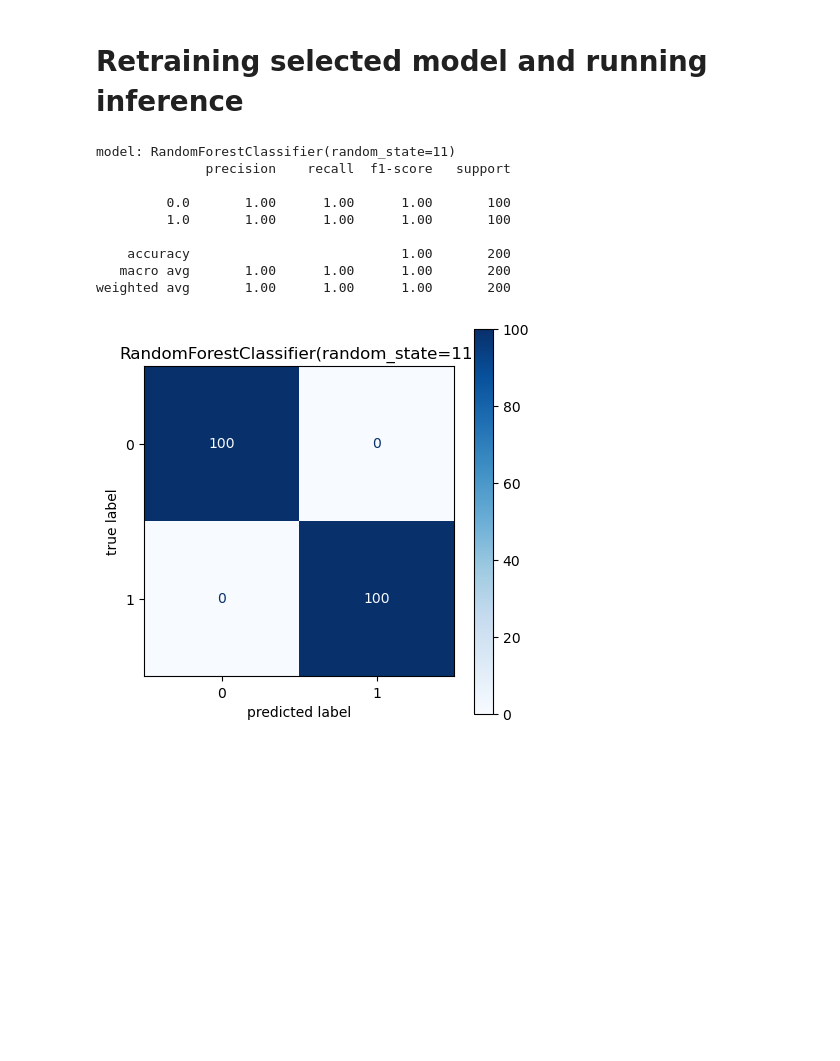
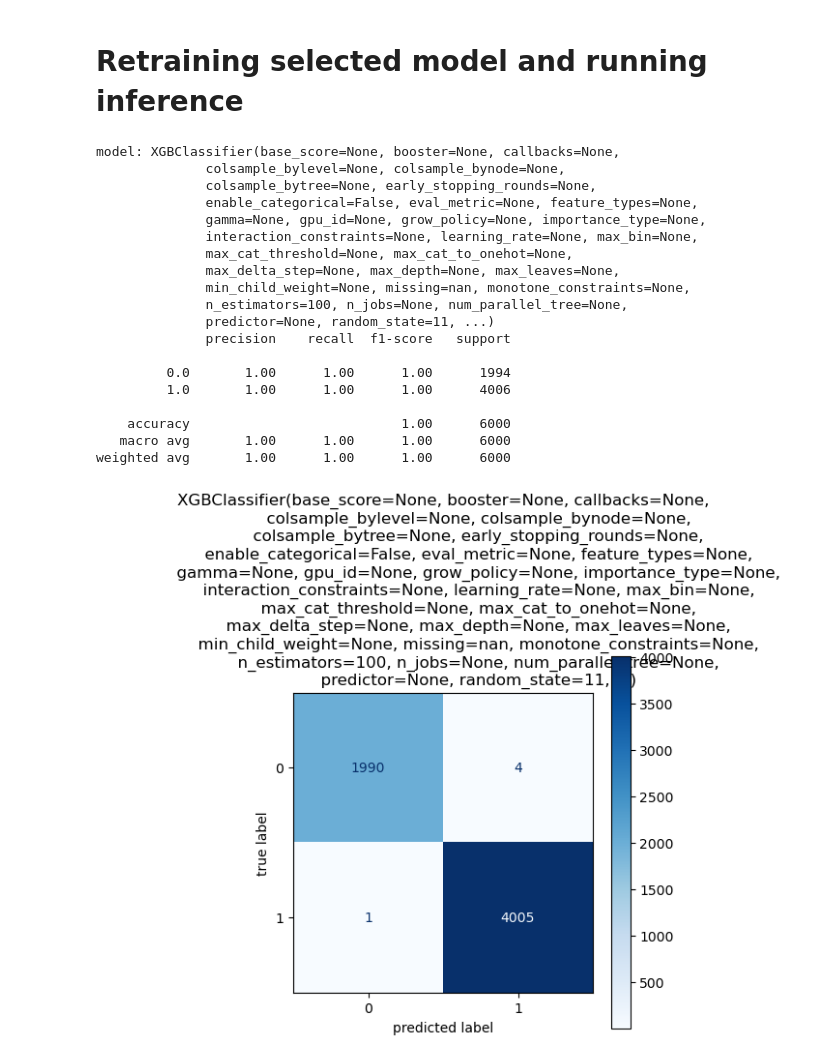
Before and after one commit to nayefahmad/ml-notes, a Jupyter notebook: 2023-08-03-pattern-classifier.ipynb, the cells around one changed output. Cells and saved outputs as stored; diff of their text form; code cells hidden in the pictures; blank space fills up the shorter version.

Commit message:
Kaggle Notebook | 2023-08-03_pattern-classifier | Version 3

```diff
--- a/2023-08-03-pattern-classifier.ipynb
+++ b/2023-08-03-pattern-classifier.ipynb
@@ -27,0 +39,14 @@ np.random.seed(2023)
+# %%
+# Number of samples per class
+n_samples_per_class = 10000
+
+# Number of features
+n_features = 100
+
+# Scale parameter (constant for both classes)
+scale_parameter = 2
+
+# Shape parameters for the two classes
+# Values tried: 0.8, 1.0,
+shape_parameter_infant = 0.8
+shape_parameter_wearout = 2.0
@@ -63,3 +74,15 @@ df_data['class_desc'] = df_data['class'].map({0: 'infant mortality', 1: 'wearout
+# %%
+# np.random.seed(25)  # todo: delete
+
+# Shuffle the data
+shuffle_idx = np.random.permutation(features.shape[0])
+features = features[shuffle_idx]
+labels = labels[shuffle_idx]
+
+# Convert to a DataFrame for display
+df_data = pd.DataFrame(features)
+df_data['class'] = labels
+df_data['class_desc'] = df_data['class'].map({0: 'infant mortality', 1: 'wearout'})
 # %%
 df_data.shape
 # %% [output]
@@ -82,7 +105,7 @@ df_data.head()
 # Select specific rows for visualization (e.g., the 10th sample)
 nrow = 10
 ncol = 5
-fix, axes = plt.subplots(nrow, ncol, figsize=(12,12))
+fig, axes = plt.subplots(nrow, ncol, figsize=(12,12))
 ax_flat = axes.flatten()
 
 for ax, sample_index in zip(ax_flat, list(range(nrow*ncol))):
@@ -98,7 +121,7 @@ plt.show();
 # %%
 nrow = 10
 ncol = 5
-fix, axes = plt.subplots(nrow, ncol, figsize=(12,12))
+fig, axes = plt.subplots(nrow, ncol, figsize=(12,12))
 ax_flat = axes.flatten()
 
 for ax, sample_index in zip(ax_flat, list(range(nrow*ncol))):
@@ -214,16 +237,26 @@ weighted avg       0.98      0.97      0.97       160
 X_train_and_valid = np.concatenate((X_train, X_valid), axis=0)
 y_train_and_valid = np.concatenate((y_train, y_valid), axis=0)
 # %%
-selected_model_num = 1
+selected_model_num = 2
 train_eval_pipeline(selected_model_num, X_train_and_valid, y_train_and_valid, X_test, y_test)
 # %% [output]
-model: RandomForestClassifier(random_state=11)
+model: XGBClassifier(base_score=None, booster=None, callbacks=None,
+              colsample_bylevel=None, colsample_bynode=None,
+              colsample_bytree=None, early_stopping_rounds=None,
+              enable_categorical=False, eval_metric=None, feature_types=None,
+              gamma=None, gpu_id=None, grow_policy=None, importance_type=None,
+              interaction_constraints=None, learning_rate=None, max_bin=None,
+              max_cat_threshold=None, max_cat_to_onehot=None,
+              max_delta_step=None, max_depth=None, max_leaves=None,
+              min_child_weight=None, missing=nan, monotone_constraints=None,
+              n_estimators=100, n_jobs=None, num_parallel_tree=None,
+              predictor=None, random_state=11, ...)
               precision    recall  f1-score   support
 
-         0.0       1.00      1.00      1.00       100
-         1.0       1.00      1.00      1.00       100
+         0.0       1.00      1.00      1.00      1994
+         1.0       1.00      1.00      1.00      4006
 
-    accuracy                           1.00       200
-   macro avg       1.00      1.00      1.00       200
-weighted avg       1.00      1.00      1.00       200
+    accuracy                           1.00      6000
+   macro avg       1.00      1.00      1.00      6000
+weighted avg       1.00      1.00      1.00      6000
-[figure, old version]
+[figure, new version]
```
Also changed, not shown: parts of 13 cells of this notebook.
